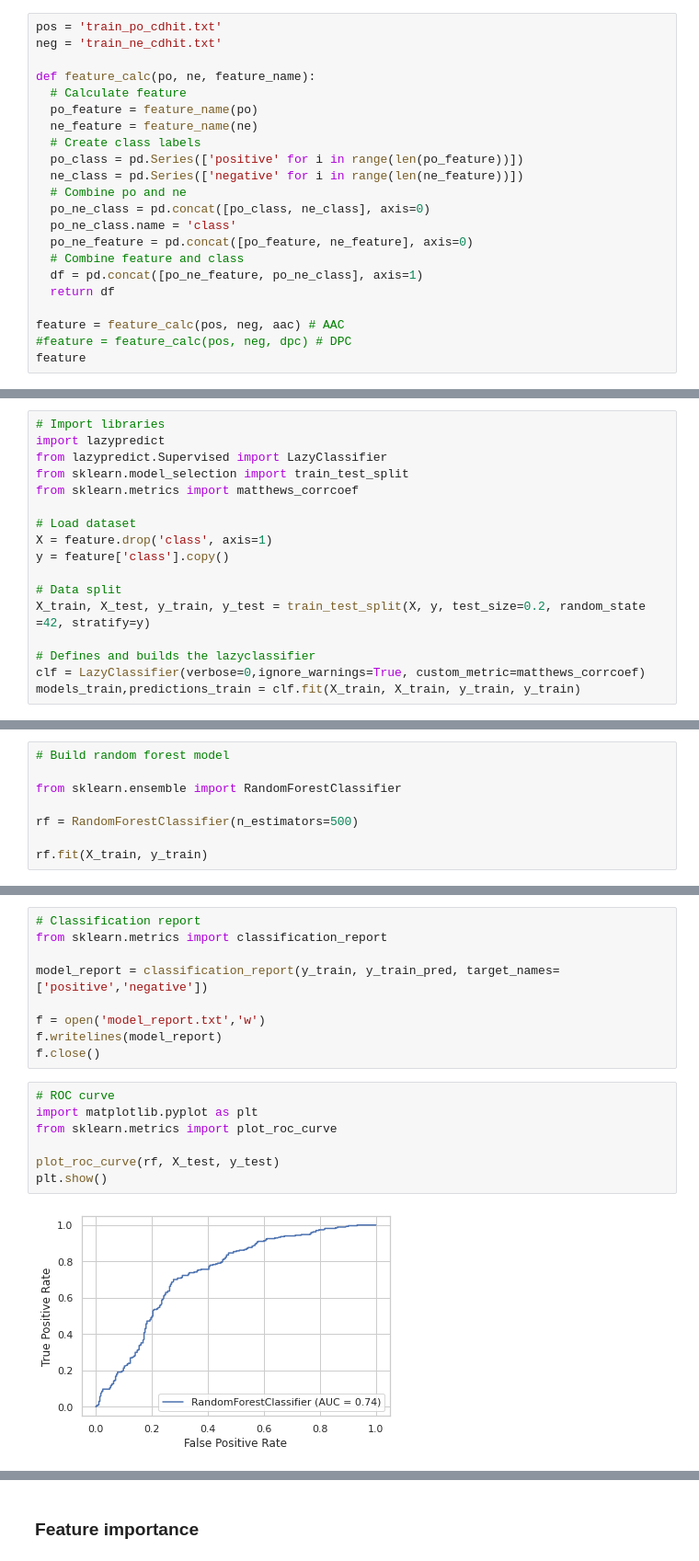
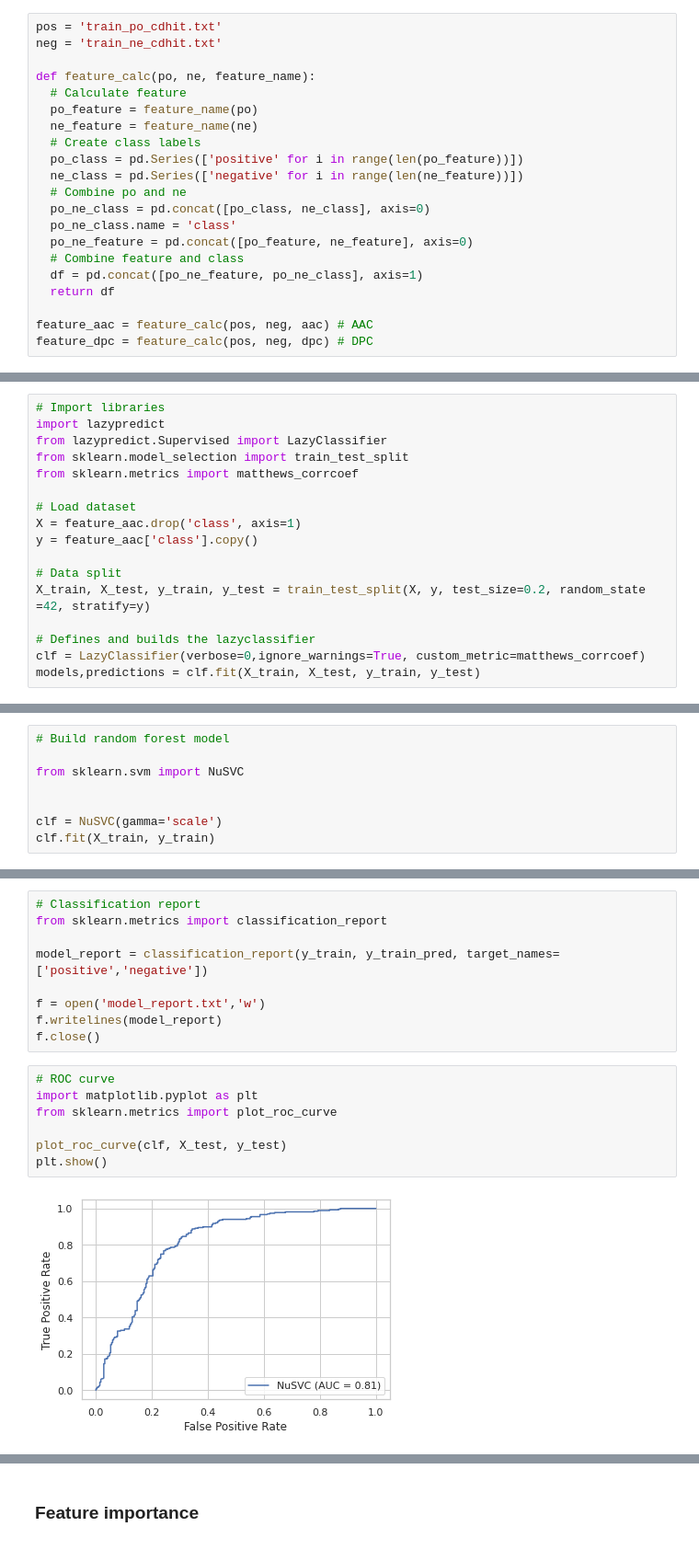
Before and after one commit to plissonf/RIIAA5.0_Workshop, a Jupyter notebook: Building_&_interpreting_Deep_AmPEP30_model.ipynb, the cells around one changed output, grey strips where cells are left out. Shown at 92% size. Cells and saved outputs as stored; diff of their text form.

```diff
--- a/Building_&_interpreting_Deep_AmPEP30_model.ipynb
+++ b/Building_&_interpreting_Deep_AmPEP30_model.ipynb
@@ -390,6 +453,5 @@ def feature_calc(po, ne, feature_name):
   df = pd.concat([po_ne_feature, po_ne_class], axis=1)
   return df
 
-feature = feature_calc(pos, neg, aac) # AAC
-#feature = feature_calc(pos, neg, dpc) # DPC
-feature
+feature_aac = feature_calc(pos, neg, aac) # AAC
+feature_dpc = feature_calc(pos, neg, dpc) # DPC
@@ -478,14 +533,14 @@ from sklearn.model_selection import train_test_split
 from sklearn.metrics import matthews_corrcoef
 
 # Load dataset
-X = feature.drop('class', axis=1)
-y = feature['class'].copy()
+X = feature_aac.drop('class', axis=1)
+y = feature_aac['class'].copy()
 
 # Data split
 X_train, X_test, y_train, y_test = train_test_split(X, y, test_size=0.2, random_state =42, stratify=y)
 
 # Defines and builds the lazyclassifier
 clf = LazyClassifier(verbose=0,ignore_warnings=True, custom_metric=matthews_corrcoef)
-models_train,predictions_train = clf.fit(X_train, X_train, y_train, y_train)
+models,predictions = clf.fit(X_train, X_test, y_train, y_test)
 # %%
 # Prints the model performance (Training set)
@@ -562,9 +595,9 @@ ax.set(xlim=(0, 1))
 # %%
 # Build random forest model
 
-from sklearn.ensemble import RandomForestClassifier
+from sklearn.svm import NuSVC
 
-rf = RandomForestClassifier(n_estimators=500)
 
-rf.fit(X_train, y_train)
+clf = NuSVC(gamma='scale')
+clf.fit(X_train, y_train)
 # %% [output]
@@ -630,10 +663,10 @@ f.close()
 # %%
 # ROC curve
 import matplotlib.pyplot as plt
 from sklearn.metrics import plot_roc_curve
 
-plot_roc_curve(rf, X_test, y_test)
+plot_roc_curve(clf, X_test, y_test)
 plt.show()
 # %% [output]
-[figure, old version]
+[figure, new version]
 # %%
```
Also changed, not shown: parts of 61 cells of this notebook.
